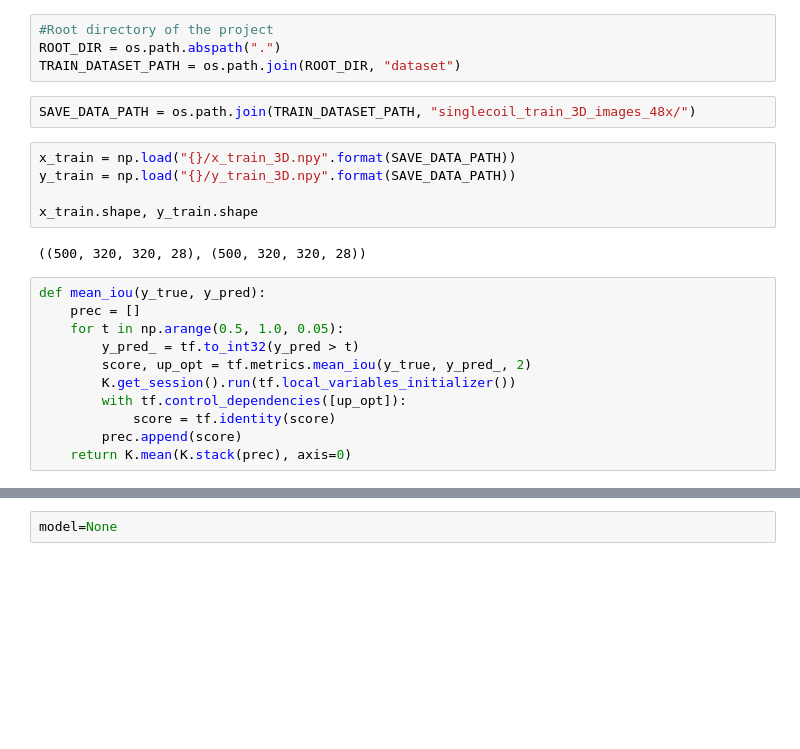
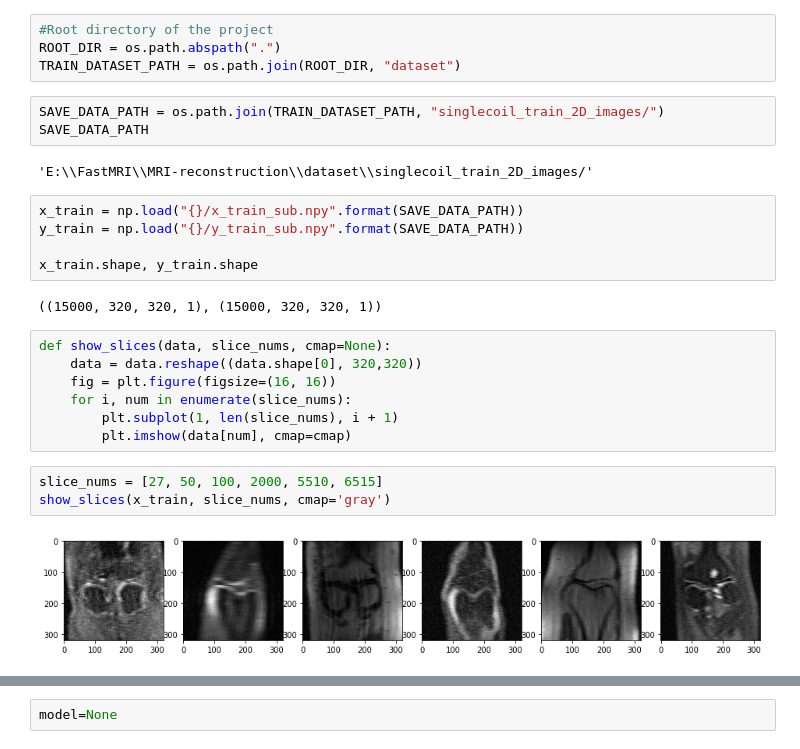
Before and after one commit to hasibzunair/res-unet-fastmri, a Jupyter notebook: unet.ipynb, the cells around one changed output, grey strips where cells are left out. Drawn from its saved outputs; the diff is of its cells as text; blank space fills up the shorter version.

```diff
--- a/unet.ipynb
+++ b/unet.ipynb
@@ -49,22 +49,26 @@ def loss_func(labels, predictions):
 ROOT_DIR = os.path.abspath(".")
 TRAIN_DATASET_PATH = os.path.join(ROOT_DIR, "dataset")
 # %%
-SAVE_DATA_PATH = os.path.join(TRAIN_DATASET_PATH, "singlecoil_train_3D_images_48x/")
+SAVE_DATA_PATH = os.path.join(TRAIN_DATASET_PATH, "singlecoil_train_2D_images/")
+SAVE_DATA_PATH
+# %% [output]
+'E:\\FastMRI\\MRI-reconstruction\\dataset\\singlecoil_train_2D_images/'
 # %%
-x_train = np.load("{}/x_train_3D.npy".format(SAVE_DATA_PATH))
-y_train = np.load("{}/y_train_3D.npy".format(SAVE_DATA_PATH))
+x_train = np.load("{}/x_train_sub.npy".format(SAVE_DATA_PATH))
+y_train = np.load("{}/y_train_sub.npy".format(SAVE_DATA_PATH))
 
 x_train.shape, y_train.shape
 # %% [output]
-((500, 320, 320, 28), (500, 320, 320, 28))
+((15000, 320, 320, 1), (15000, 320, 320, 1))
-# %%
-def mean_iou(y_true, y_pred):
-    prec = []
-    for t in np.arange(0.5, 1.0, 0.05):
-        y_pred_ = tf.to_int32(y_pred > t)
-        score, up_opt = tf.metrics.mean_iou(y_true, y_pred_, 2)
-        K.get_session().run(tf.local_variables_initializer())
-        with tf.control_dependencies([up_opt]):
-            score = tf.identity(score)
-        prec.append(score)
-    return K.mean(K.stack(prec), axis=0)
+# %%
+def show_slices(data, slice_nums, cmap=None):
+    data = data.reshape((data.shape[0], 320,320))
+    fig = plt.figure(figsize=(16, 16))
+    for i, num in enumerate(slice_nums):
+        plt.subplot(1, len(slice_nums), i + 1)
+        plt.imshow(data[num], cmap=cmap)
+# %%
+slice_nums = [27, 50, 100, 2000, 5510, 6515]
+show_slices(x_train, slice_nums, cmap='gray')
+# %% [output]
+[figure, added]
```
Also changed, not shown: parts of 13 cells of this notebook, 2 other files.
